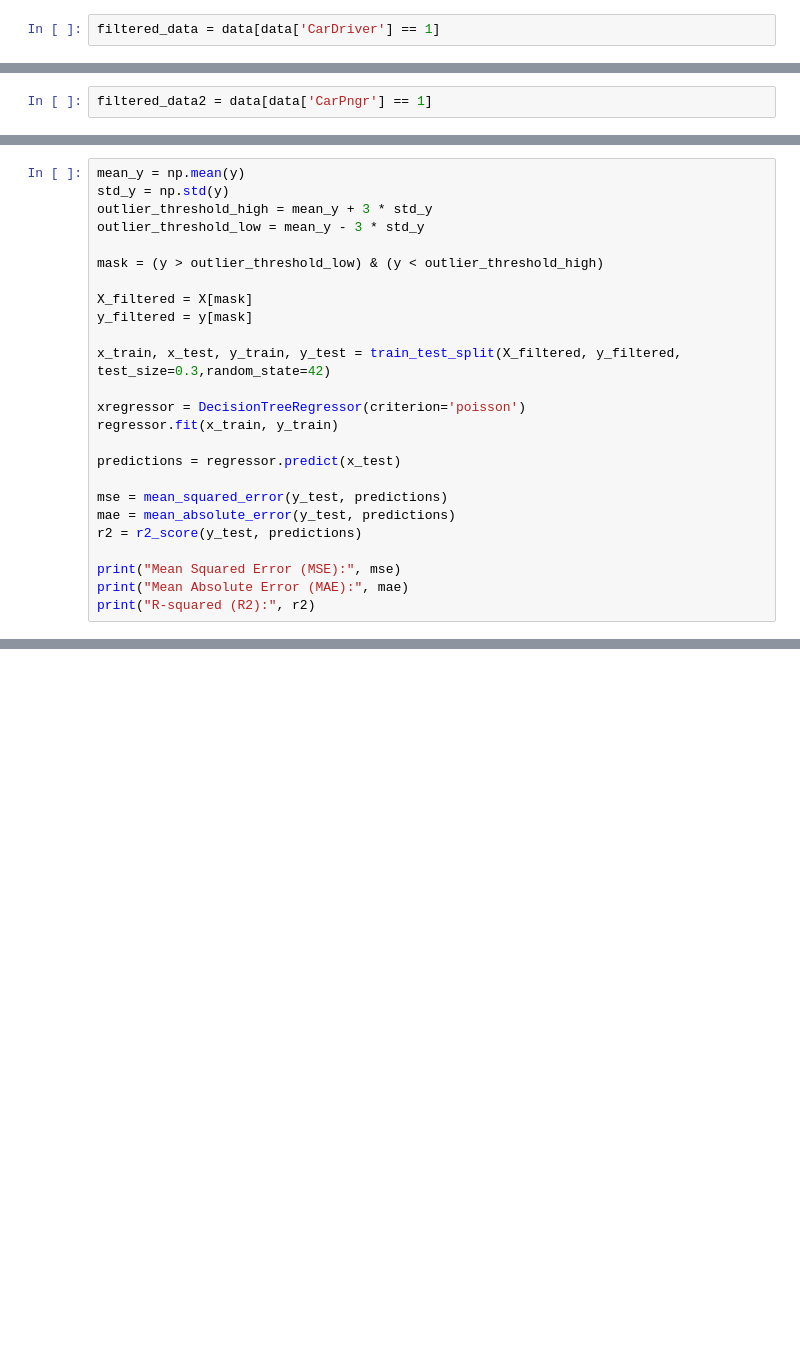
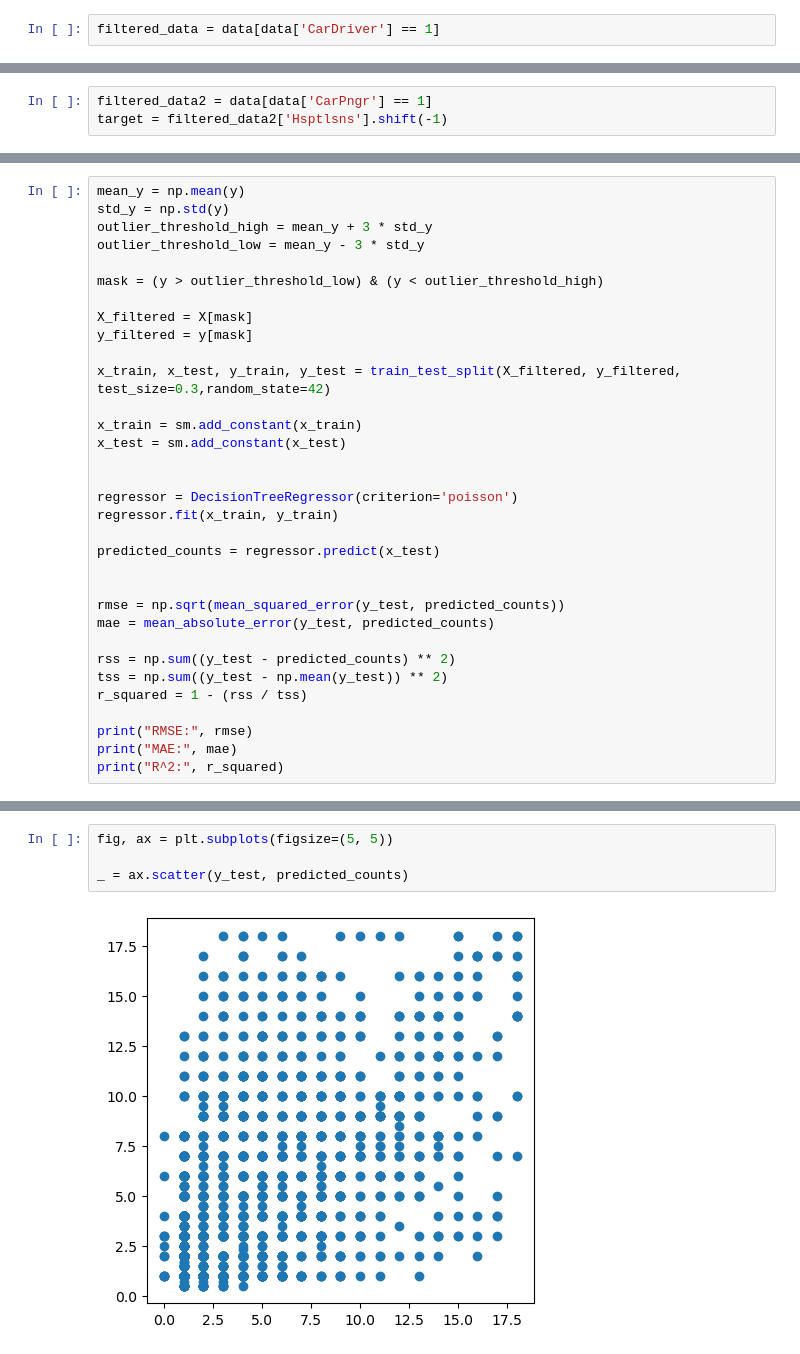
Before and after one commit to mraminamiri/National_Accident, a Jupyter notebook: decesion tree poison.ipynb, the cells around one changed output, grey strips where cells are left out. Saved outputs shown, nothing was run; the diff lists cells and outputs as text; blank space fills up the shorter version.

```diff
--- a/decesion tree poison.ipynb
+++ b/decesion tree poison.ipynb
@@ -124,5 +136,6 @@ R-squared (R2): 0.5826000308508998
 # %%
 filtered_data2 = data[data['CarPngr'] == 1]
+target = filtered_data2['Hsptlsns'].shift(-1)
 # %%
 import statsmodels.api as sm
 from sklearn.model_selection import train_test_split
@@ -190,16 +202,24 @@ y_filtered = y[mask]
 
 x_train, x_test, y_train, y_test = train_test_split(X_filtered, y_filtered, test_size=0.3,random_state=42)
 
-xregressor = DecisionTreeRegressor(criterion='poisson')
+x_train = sm.add_constant(x_train)
+x_test = sm.add_constant(x_test)
+
+
+regressor = DecisionTreeRegressor(criterion='poisson')
 regressor.fit(x_train, y_train)
 
-predictions = regressor.predict(x_test)
+predicted_counts = regressor.predict(x_test)
 
-mse = mean_squared_error(y_test, predictions)
-mae = mean_absolute_error(y_test, predictions)
-r2 = r2_score(y_test, predictions)
 
-print("Mean Squared Error (MSE):", mse)
-print("Mean Absolute Error (MAE):", mae)
-print("R-squared (R2):", r2)
+rmse = np.sqrt(mean_squared_error(y_test, predicted_counts))
+mae = mean_absolute_error(y_test, predicted_counts)
+
+rss = np.sum((y_test - predicted_counts) ** 2)
+tss = np.sum((y_test - np.mean(y_test)) ** 2)
+r_squared = 1 - (rss / tss)
+
+print("RMSE:", rmse)
+print("MAE:", mae)
+print("R^2:", r_squared)
 # %% [output]
@@ -208,0 +229,6 @@ R-squared (R2): 0.11033361483643667
+# %%
+fig, ax = plt.subplots(figsize=(5, 5))
+
+_ = ax.scatter(y_test, predicted_counts)
+# %% [output]
+[figure, added]
```
Also changed, not shown: parts of 23 cells of this notebook.
